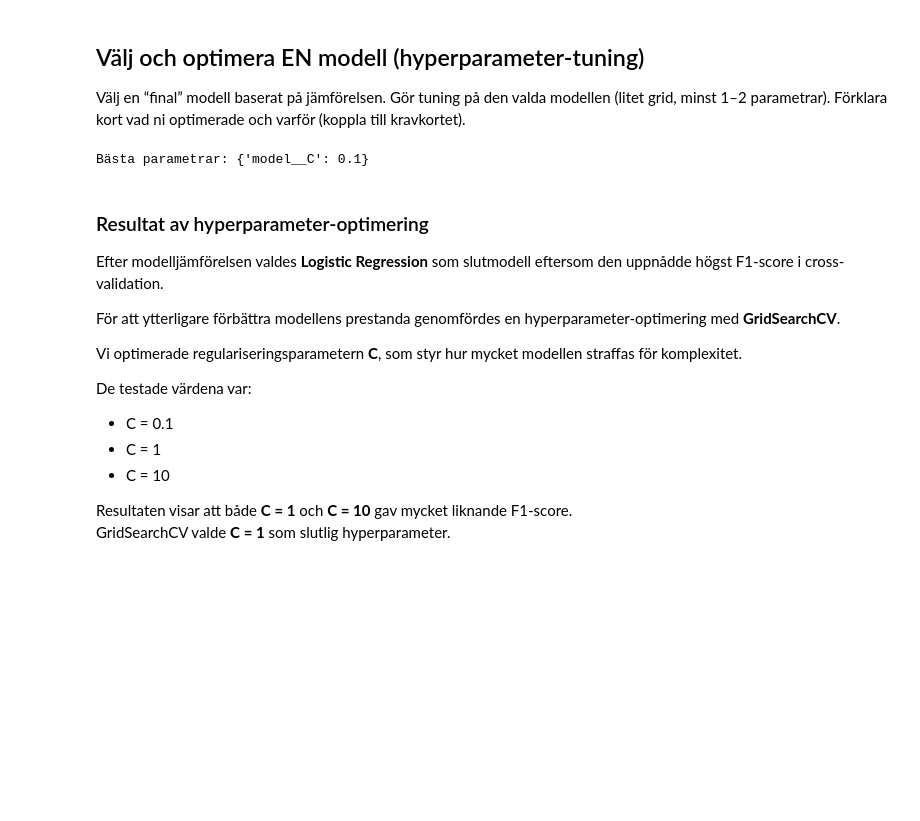
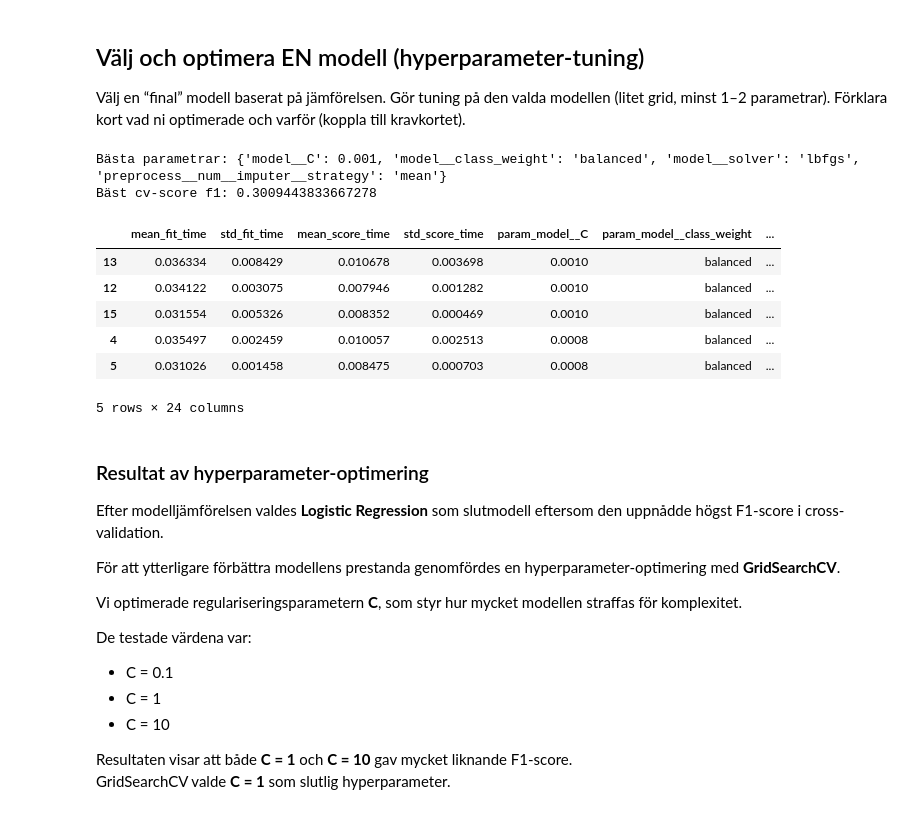
Before and after one commit to AlmaVasell/Grupparbete-MACHINELEARNING, a Jupyter notebook: report.ipynb, the cells around one changed output. Cells and saved outputs as stored; diff of their text form; code cells hidden in the pictures; blank space fills up the shorter version.

```diff
--- a/report.ipynb
+++ b/report.ipynb
@@ -329,41 +311,52 @@ Förklara kort vad ni optimerade och varför (koppla till kravkortet).
 # %%
 # Slutmodell (bästa modellen från modelljämförelsen)
 
-model = LogisticRegression(
-    max_iter=1000,
-    class_weight="balanced",
-    random_state=42
-)
+model = logreg
 
 # Pipeline
-final_pipeline = Pipeline([
-    ("preprocess", preprocess),
-    ("model", model)
-])
+final_pipeline = pipe_logreg
 
 # Hyperparameters att testa
 param_grid = {
-    "model__C": [0.1, 1, 10]
+    "model__C": [0.0008, 0.001, 0.01, 0.1, 1, 10],
+    "model__solver": ["lbfgs", "liblinear"],
+    "model__class_weight": [None, "balanced"],
+    "preprocess__num__imputer__strategy": ["median", "mean"]
 }
 
 # GridSearch för att hitta bästa parameter
 grid_search = GridSearchCV(
     estimator=final_pipeline,
     param_grid=param_grid,
     cv=cv,
-    scoring="f1",
-    n_jobs=-1
+    scoring=SCORING,
+    n_jobs=-1,
+    refit=True,
+    return_train_score=True
 )
 
 # Träna modellerna
 grid_search.fit(X_train, y_train)
 
 # Bästa modellen
 best_model = grid_search.best_estimator_
 
 print("Bästa parametrar:", grid_search.best_params_)
+
+print("Bäst cv-score f1:", grid_search.best_score_)
+
+result = pd.DataFrame(grid_search.cv_results_)
+result.sort_values("rank_test_score").head(5)
 # %% [output]
-Bästa parametrar: {'model__C': 0.1}
+Bästa parametrar: {'model__C': 0.001, 'model__class_weight': 'balanced', 'model__solver': 'lbfgs', 'preprocess__num__imputer__strategy': 'mean'}
+Bäst cv-score f1: 0.3009443833667278
+|  | mean_fit_time | std_fit_time | mean_score_time | std_score_time | param_model__C | param_model__class_weight | ... |
+| 13 | 0.036334 | 0.008429 | 0.010678 | 0.003698 | 0.0010 | balanced | ... |
+| 12 | 0.034122 | 0.003075 | 0.007946 | 0.001282 | 0.0010 | balanced | ... |
+| 15 | 0.031554 | 0.005326 | 0.008352 | 0.000469 | 0.0010 | balanced | ... |
+| 4 | 0.035497 | 0.002459 | 0.010057 | 0.002513 | 0.0008 | balanced | ... |
+| 5 | 0.031026 | 0.001458 | 0.008475 | 0.000703 | 0.0008 | balanced | ... |
+5 rows × 24 columns
 # %% [markdown]
 ### Resultat av hyperparameter-optimering
 
```
Also changed, not shown: parts of 6 cells of this notebook.
